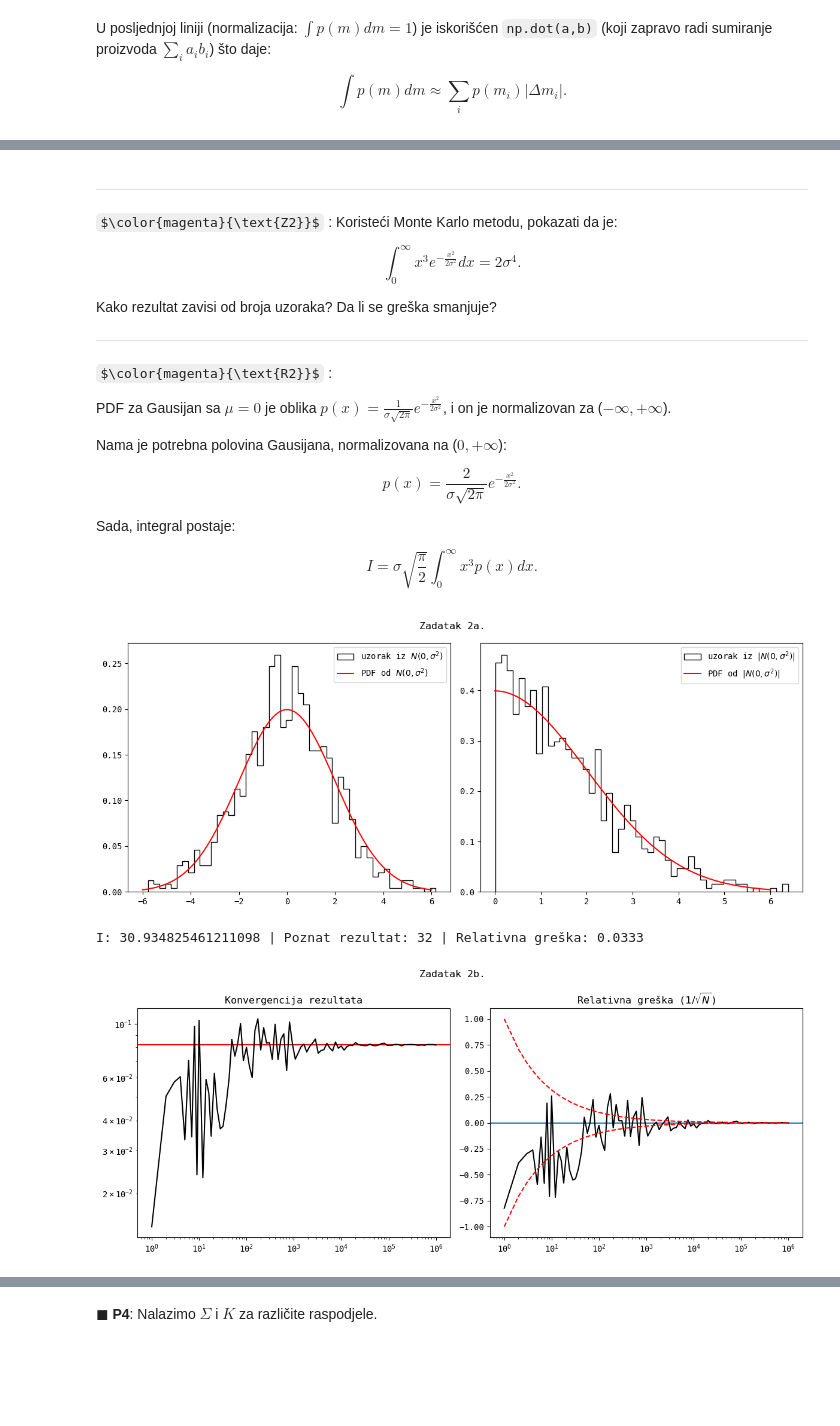
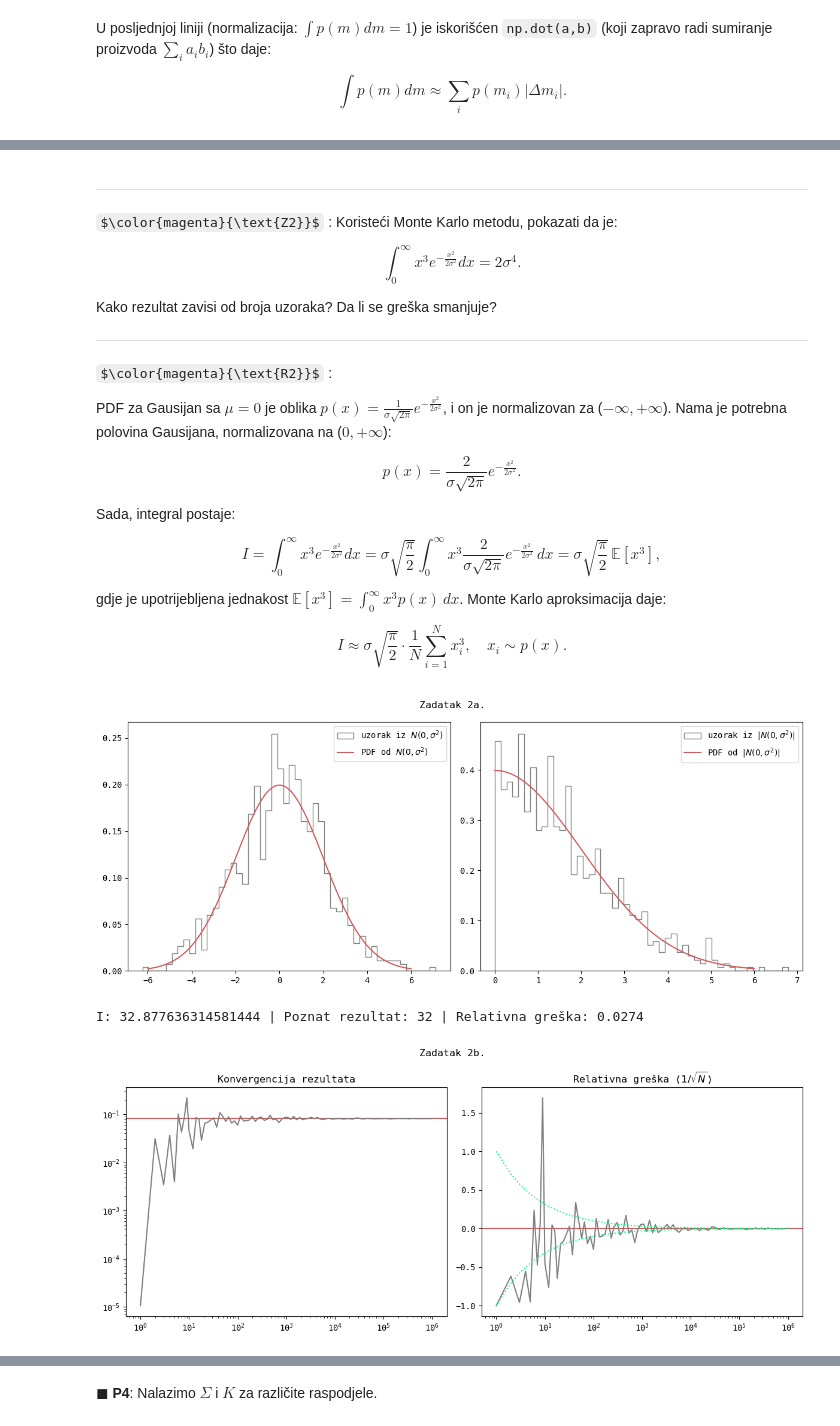
Before and after one commit to zorzeus/astrostatistika, a Jupyter notebook: as_02.ipynb, the cells around one changed output, grey strips where cells are left out. Saved outputs shown, nothing was run; the diff lists cells and outputs as text; code cells hidden in the pictures; some formulas as TeX source; blank space fills up the shorter version.

```diff
--- a/as_02.ipynb
+++ b/as_02.ipynb
@@ -301,9 +298,7 @@ Kako rezultat zavisi od broja uzoraka? Da li se greška smanjuje?
 
 $\color{magenta}{\text{R2}}$ :
 
-PDF za Gausijan sa $\mu=0$ je oblika $p(x)=\frac{1}{\sigma\sqrt{2\pi}}e^{-\frac{x^2}{2\sigma^2}}$, i on je normalizovan za ($-\infty,+\infty$).
-
-Nama je potrebna polovina Gausijana, normalizovana na ($0,+\infty$):
+PDF za Gausijan sa $\mu=0$ je oblika $p(x)=\frac{1}{\sigma\sqrt{2\pi}}e^{-\frac{x^2}{2\sigma^2}}$, i on je normalizovan za ($-\infty,+\infty$). Nama je potrebna polovina Gausijana, normalizovana na ($0,+\infty$):
 
 
 $$
@@ -313,8 +308,14 @@ $$
 Sada, integral postaje:
 
 $$
-I = \sigma\sqrt{\frac{\pi}{2}}\int_0^{\infty} x^3 p(x)dx.
+I = \int_0^\infty x^3 e^{-\frac{x^2}{2\sigma^2}}dx = \sigma\sqrt{\frac{\pi}{2}} \int_0^\infty x^3 \frac{2}{\sigma\sqrt{2\pi}}e^{-\frac{x^2}{2\sigma^2}}\,dx = \sigma\sqrt{\frac{\pi}{2}}\,\mathbb{E}[x^3],
 $$
+
+gdje je upotrijebljena jednakost $\mathbb{E}[x^3] = \int_0^\infty x^3 p(x)\,dx$. Monte Karlo aproksimacija daje:
+
+$$
+I \approx \sigma\sqrt{\frac{\pi}{2}} \cdot \frac{1}{N}\sum_{i=1}^N x_i^3, \quad x_i \sim p(x).
+$$
 # %%
 sigma = 2
 N = 1000
@@ -323,12 +324,12 @@ uzorci = np.abs(gausijan.rvs(N))
 
 plt.figure(figsize=(12,5))
 plt.subplot(121)
-plt.hist(gausijan.rvs(N), density=True, bins=50, label=r'uzorak iz $N(0, \sigma^2)$', histtype='step', color='black')
-plt.plot(np.linspace(-3*sigma, 3*sigma, 100), gausijan.pdf(np.linspace(-3*sigma, 3*sigma, 100)), label=r'PDF od $N(0, \sigma^2)$', color='red')
+plt.hist(gausijan.rvs(N), density=True, bins=50, label=r'uzorak iz $N(0, \sigma^2)$', histtype='step', color='grey')
+plt.plot(np.linspace(-3*sigma, 3*sigma, 100), gausijan.pdf(np.linspace(-3*sigma, 3*sigma, 100)), label=r'PDF od $N(0, \sigma^2)$', color='indianred')
 plt.legend()
 plt.subplot(122)
-plt.hist(uzorci, density=True, bins=50, label=r'uzorak iz $|N(0, \sigma^2)|$', histtype='step', color='black');
-plt.plot(np.linspace(0, 3*sigma,100), 2*gausijan.pdf(np.linspace(0,3*sigma,100)), label=r'PDF od $|N(0, \sigma^2)|$', color='red')
+plt.hist(uzorci, density=True, bins=50, label=r'uzorak iz $|N(0, \sigma^2)|$', histtype='step', color='grey');
+plt.plot(np.linspace(0, 3*sigma,100), 2*gausijan.pdf(np.linspace(0,3*sigma,100)), label=r'PDF od $|N(0, \sigma^2)|$', color='indianred')
 plt.legend()
 plt.suptitle('Zadatak 2a.')
 plt.tight_layout()
@@ -339,8 +340,8 @@ poznat_rezultat = 2*sigma**4
 
 print('I:', I, '| Poznat rezultat:', poznat_rezultat, '| Relativna greška:', np.round(np.abs(I - poznat_rezultat) / poznat_rezultat, 4))
 # %% [output]
-[figure, old version]
+[figure, new version]
-I: 30.934825461211098 | Poznat rezultat: 32 | Relativna greška: 0.0333
+I: 32.877636314581444 | Poznat rezultat: 32 | Relativna greška: 0.0274
 # %%
 def integral(sigma, N):
     gausijan = norm(loc=0, scale=sigma)
@@ -357,23 +358,23 @@ rezultati = np.array([integral(sigma, N) for N in tqdm(Nvals)])
 # %%
 plt.figure(figsize=(12,5))
 plt.subplot(121)
-plt.axhline(poznat_rezultat(sigma), color='red')
-plt.plot(Nvals, rezultati, color='black')
+plt.axhline(poznat_rezultat(sigma), color='indianred')
+plt.plot(Nvals, rezultati, color='grey')
 plt.title('Konvergencija rezultata')
 plt.loglog()
 
 plt.subplot(122)
-plt.axhline(0)
-plt.plot(Nvals, (rezultati - poznat_rezultat(sigma))/poznat_rezultat(sigma), color='black')
-plt.plot(Nvals,  Nvals**-0.5, color='red', linestyle='--')
-plt.plot(Nvals, -Nvals**-0.5, color='red', linestyle='--')
+plt.axhline(0, color='indianred')
+plt.plot(Nvals, (rezultati - poznat_rezultat(sigma))/poznat_rezultat(sigma), color='grey')
+plt.plot(Nvals,  Nvals**-0.5, color='springgreen', linestyle=':')
+plt.plot(Nvals, -Nvals**-0.5, color='springgreen', linestyle=':')
 plt.xscale('log')
 plt.title(r'Relativna greška ($1/\sqrt{N}$)')
 plt.suptitle('Zadatak 2b.')
 plt.tight_layout()
 plt.show()
 # %% [output]
-[figure, old version]
+[figure, new version]
 # %% [markdown]
 ---
 
```
Also changed, not shown: parts of 25 cells of this notebook, 1 other file.
